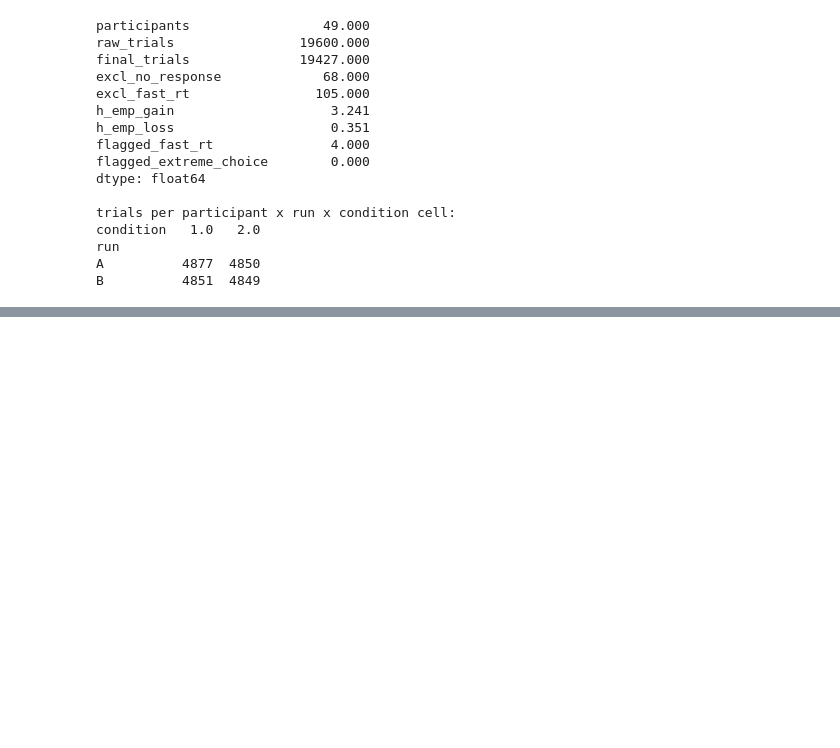
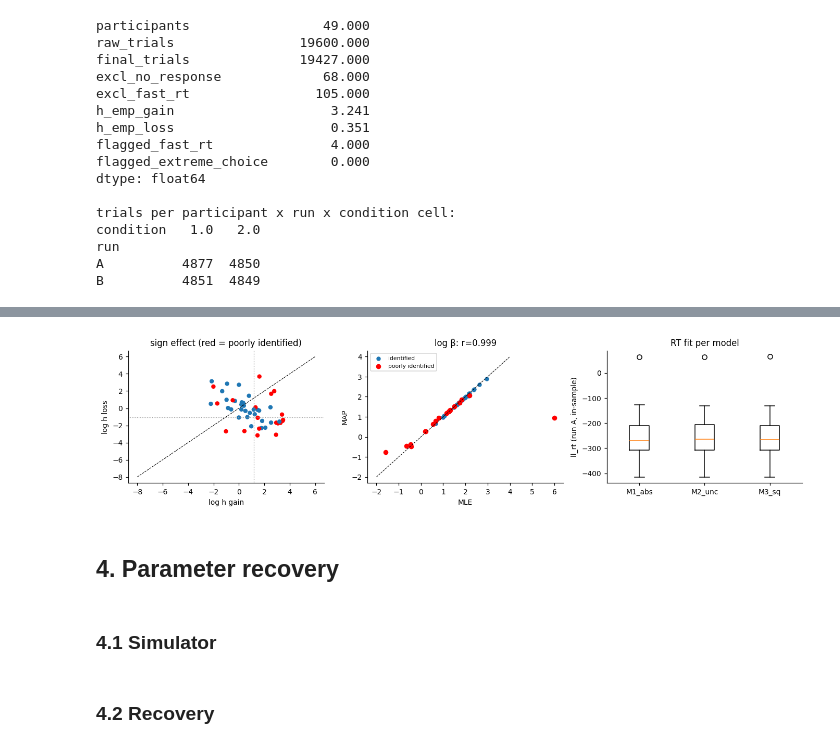
Before and after one commit to ale1201/ccs-final-project, a Jupyter notebook: project.ipynb, the cells around one changed output, grey strips where cells are left out. Saved outputs shown, nothing was run; the diff lists cells and outputs as text; code cells hidden in the pictures; blank space fills up the shorter version.

```diff
--- a/project.ipynb
+++ b/project.ipynb
@@ -16,16 +16,2 @@ import matplotlib.pyplot as plt
 # %% [markdown]
 ## 1. Data
-# %%
-DATASET = "PD_data"
-
-#Check format of the data
-files = sorted(glob.glob(DATASET + "/*.mat"))
-print(len(files), "files")
-
-m = loadmat(files[0])
-for k, v in m.items():
-    if k.startswith("__"):
-        continue
-    print(k, type(v), getattr(v, "shape", None), getattr(v, "dtype", None))
-labels = [str(x).strip() for x in m['data_labels'].ravel()]
-print(labels)
@@ -425,7 +421,7 @@ def ll_rt(pars, model, d, dv, pu, rt_min, return_viol=False):
     return (out, int((~ok).sum())) if return_viol else out
 
 # ==================== RT models ====================
-RT_MODELS = ["M1_abs", "M2_unc"]
+RT_MODELS = ["M1_abs", "M2_unc", "M3_sq"]
 
 def rt_location(pars, model, dv, pu):
     a, b = pars["a"], pars["b"]
@@ -433,6 +429,8 @@ def rt_location(pars, model, dv, pu):
         return a - b * np.abs(dv)              # value distance
     if model == "M2_unc":
         return a - b * np.abs(2 * pu - 1)      # decision uncertainty
+    if model == "M3_sq":
+        return a - b * dv**2                   # proximity to indifference
     raise ValueError(f"unknown model: {model}")
 
 # ==================== joint likelihood ====================
@@ -450,0 +686,34 @@ def param_names(model, use_rt=True):
+# %%
+fig, ax = plt.subplots(1, 3, figsize=(12.5, 3.2))
+
+# (a) sign effect, poorly identified in red
+t = PARS_A["baseline"]
+ax[0].scatter(t.log_h_gain, t.log_h_loss, s=20,
+              c=np.where(POORLY_ID.reindex(t.index, fill_value=False), "r", "C0"))
+ax[0].plot([-8, 6], [-8, 6], "k--", lw=.7)
+ax[0].axvline(np.log(H_EMP[1]), color="0.6", lw=.8, ls=":")
+ax[0].axhline(np.log(H_EMP[2]), color="0.6", lw=.8, ls=":")
+ax[0].set(xlabel="log h gain", ylabel="log h loss",
+          title="sign effect (red = poorly identified)")
+
+# (b) priors do not move the well-identified estimates
+ax[1].scatter(sub.log_beta_mle, sub.log_beta, s=20, label="identified")
+ax[1].scatter(cmp.loc[POORLY_ID.values, "log_beta_mle"],
+              cmp.loc[POORLY_ID.values, "log_beta"], s=28, c="r", label="poorly identified")
+ax[1].plot([-2, 4], [-2, 4], "k--", lw=.7)
+ax[1].set(xlabel="MLE", ylabel="MAP",
+          title=f"log β: r={np.corrcoef(sub.log_beta, sub.log_beta_mle)[0,1]:.3f}")
+ax[1].legend(fontsize=7)
+
+# (c) in-sample RT fit (b itself is not comparable across models)
+ax[2].boxplot([L[c] for c in L.columns])
+ax[2].set_xticks(range(1, len(L.columns)+1)); ax[2].set_xticklabels(L.columns)
+ax[2].set(ylabel="ll_rt (run A, in-sample)", title="RT fit per model")
+
+plt.tight_layout(); plt.show()
+# %% [output]
+[figure, added]
+# %% [markdown]
+## 4. Parameter recovery
+# %% [markdown]
+### 4.1 Simulator
@@ -450,0 +746,2 @@ def param_names(model, use_rt=True):
+# %% [markdown]
+### 4.2 Recovery
```
Also changed, not shown: parts of 31 cells of this notebook.
